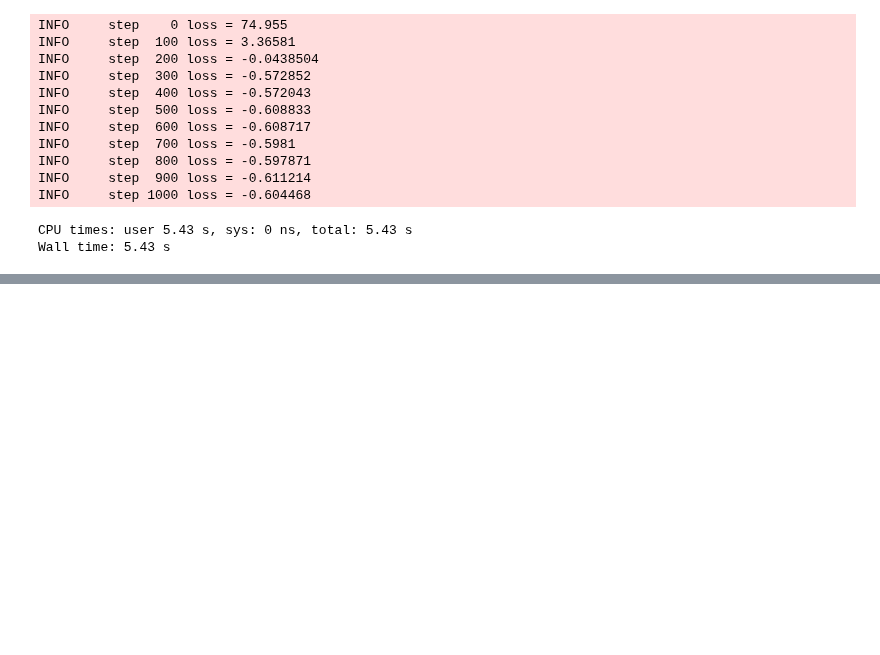
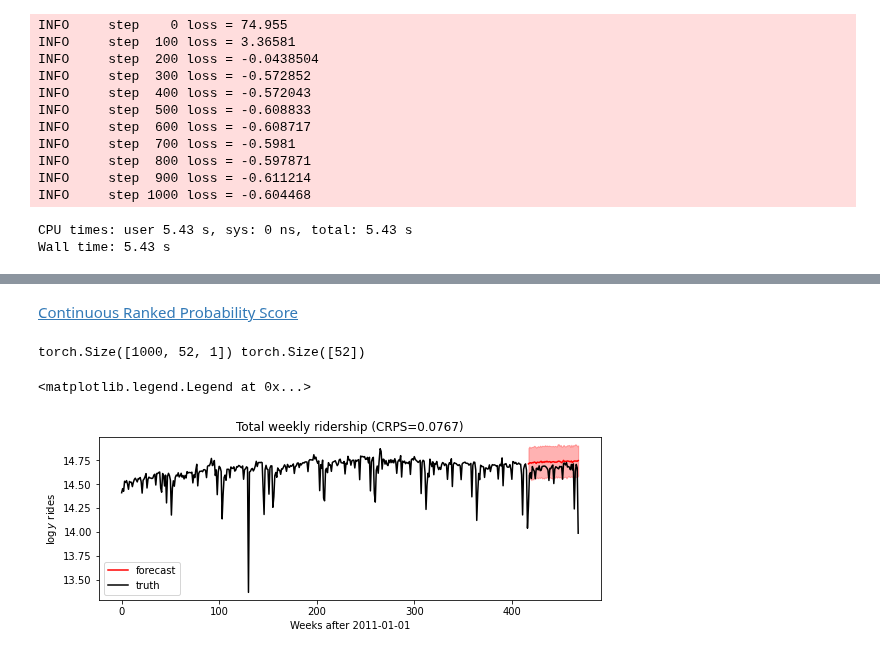
Before and after one commit to drclab/GP_VAE, a Jupyter notebook: drclab/TS/Forecasting_Univariaite.ipynb, the cells around one changed output, grey strips where cells are left out. Drawn from its saved outputs; the diff is of its cells as text; code cells hidden in the pictures; blank space fills up the shorter version.

```diff
--- a/drclab/TS/Forecasting_Univariaite.ipynb
+++ b/drclab/TS/Forecasting_Univariaite.ipynb
@@ -106,0 +109,4 @@ Wall time: 5.43 s
+# %%
+samples = forecaster(data[:T1], covariates, num_samples=1000)
+# %%
+p10, p50, p90 = quantile(samples, (0.1, 0.5, 0.9)).squeeze(-1)
@@ -106,0 +123,20 @@ Wall time: 5.43 s
+# %% [markdown]
+ [Continuous Ranked Probability Score](https://www.stat.washington.edu/raftery/Research/PDF/Gneiting2007jasa.pdf)
+# %%
+crps = eval_crps(samples, data[T1:])
+# %%
+print(samples.shape, p10.shape)
+# %% [output]
+torch.Size([1000, 52, 1]) torch.Size([52])
+# %%
+plt.figure(figsize=(9,3))
+plt.fill_between(torch.arange(T1, T2), p10, p90, color="red", alpha=0.3)
+plt.plot(torch.arange(T1, T2), p50, 'r-', label='forecast')
+plt.plot(data, 'k-', label='truth')
+plt.ylabel('$\log y$ rides')
+plt.xlabel('Weeks after 2011-01-01')
+plt.title('Total weekly ridership (CRPS={:0.3g})'.format(crps))
+plt.legend(loc='best')
+# %% [output]
+<matplotlib.legend.Legend at 0x...>
+[figure, added]
```
Also changed, not shown: parts of 3 cells of this notebook.
